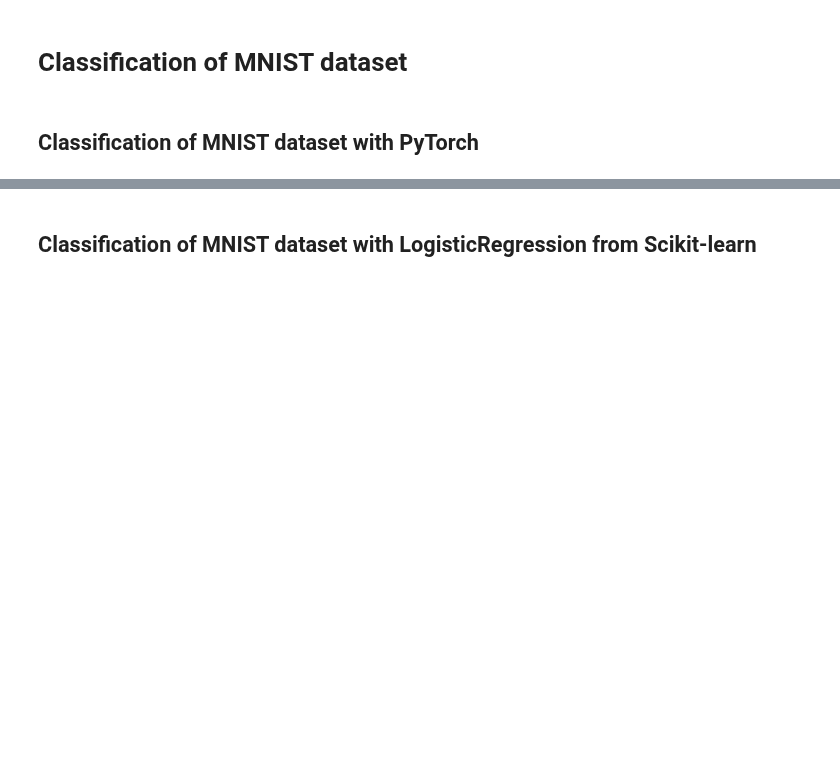
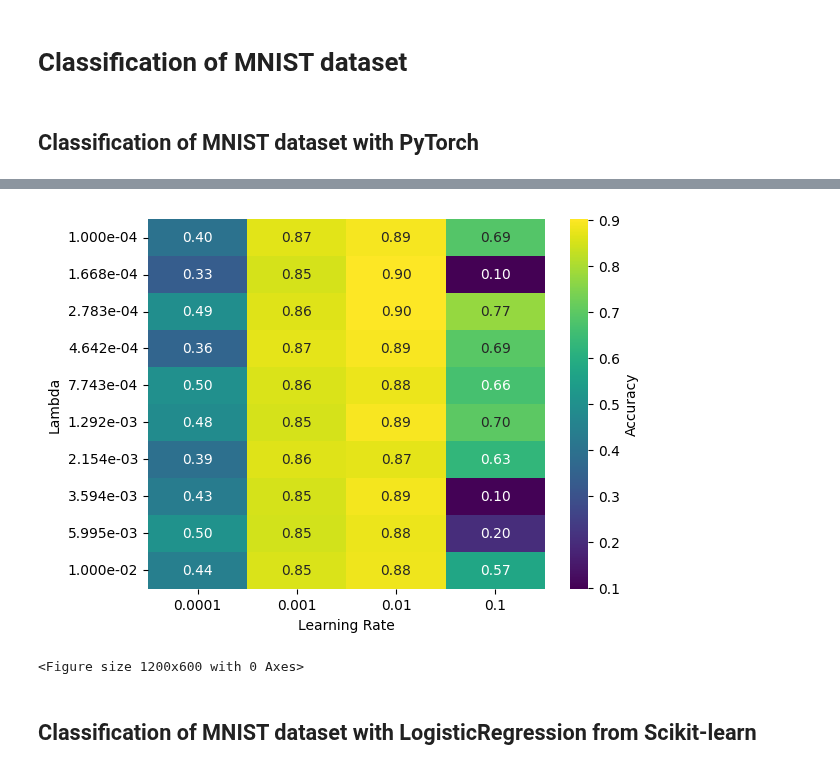
Before and after one commit to johtj/data_analysis_ml_projects, a Jupyter notebook: assignment2/Code/part_f.ipynb, the cells around one changed output, grey strips where cells are left out. Saved outputs shown, nothing was run; the diff lists cells and outputs as text; code cells hidden in the pictures; blank space fills up the shorter version.

```diff
--- a/assignment2/Code/part_f.ipynb
+++ b/assignment2/Code/part_f.ipynb
@@ -151,6 +151,7 @@ def pytorch_mnist(nn_model, hidden_layers, batch_size, torch_seed, X_train, y_tr
             elif optimizer_name == 'Adagrad':
                 optimizer = torch.optim.Adagrad(model.parameters(), lr=eta, weight_decay=lmbd)
 
+            epoch_accuracy_list = []
             for epoch in range(max_iterations):
                 accuracy_hist_train = 0
                 for x_batch, y_batch in train_dl:
@@ -164,6 +165,7 @@ def pytorch_mnist(nn_model, hidden_layers, batch_size, torch_seed, X_train, y_tr
                         ).float()
                     accuracy_hist_train += is_correct.sum()
                 accuracy_hist_train /= len(train_dl.dataset)
+                epoch_accuracy_list.append(accuracy_hist_train.item())
                 if verbose: print(f'Epoch {epoch} Accuracy {accuracy_hist_train:.4f}')
 
             y_predicted = model(X_test_tensor)
@@ -176,12 +178,13 @@ def pytorch_mnist(nn_model, hidden_layers, batch_size, torch_seed, X_train, y_tr
                 'Learning Rate': eta,
                 'Lambda': lmbd,
                 'Accuracy': is_correct,
+                'Epoch accuracy': epoch_accuracy_list,
                 'y_predict': y_predicted
             })
     return pd.DataFrame(results)
 # %%
 # Run PyTorch on MNIST with diffent optimizers and hyperparameteres
-sgd_mnist = pytorch_mnist(create_model, HIDDEN_LAYERS ,BATCH_SIZE, TORCH_SEED, X_train, y_train, X_test, y_test, 'SGD', ITERATIONS, 'l2', ETA_VALUES, LAMBDA_VALUES, MOMENTUM, verbose=True)
+#sgd_mnist = pytorch_mnist(create_model, HIDDEN_LAYERS ,BATCH_SIZE, TORCH_SEED, X_train, y_train, X_test, y_test, 'SGD', ITERATIONS, 'l2', ETA_VALUES, LAMBDA_VALUES, MOMENTUM, verbose=True)
 #adagrad_mnist = pytorch_mnist(create_model, HIDDEN_LAYERS ,BATCH_SIZE, TORCH_SEED, X_train, y_train, X_test, y_test, 'Adagrad', ITERATIONS, 'l2', ETA_VALUES, LAMBDA_VALUES, MOMENTUM, verbose=True)
 #rmsprop_mnist = pytorch_mnist(create_model, HIDDEN_LAYERS ,BATCH_SIZE, TORCH_SEED, X_train, y_train, X_test, y_test, 'RMSProp', ITERATIONS, 'l2', ETA_VALUES, LAMBDA_VALUES, MOMENTUM, verbose=True)
-#adam_mnist = pytorch_mnist(create_model, HIDDEN_LAYERS ,BATCH_SIZE, TORCH_SEED, X_train, y_train, X_test, y_test, 'ADAM', ITERATIONS, 'l2', ETA_VALUES, LAMBDA_VALUES, MOMENTUM, verbose=True)
+adam_mnist = pytorch_mnist(create_model, HIDDEN_LAYERS ,BATCH_SIZE, TORCH_SEED, X_train, y_train, X_test, y_test, 'ADAM', ITERATIONS, 'l2', ETA_VALUES, LAMBDA_VALUES, MOMENTUM, verbose=True)
@@ -188,11 +209,14 @@ sgd_mnist = pytorch_mnist(create_model, HIDDEN_LAYERS ,BATCH_SIZE, TORCH_SEED, X
 # %%
 # Plotting heatmaps
 from plotting import plot_heatmap
 
-plot_heatmap(sgd_mnist, 'Accuracy')
+#plot_heatmap(sgd_mnist, 'Accuracy')
 #plot_heatmap(adagrad_mnist, 'Accuracy')
 #plot_heatmap(rmsprop_mnist, 'Accuracy')
-#plot_heatmap(adam_mnist, 'Accuracy')
+plot_heatmap(adam_mnist, 'Accuracy')
+# %% [output]
+[figure, added]
+<Figure size 1200x600 with 0 Axes>
 # %% [markdown]
 ## Classification of MNIST dataset with LogisticRegression from Scikit-learn
 # %%
```
Also changed, not shown: parts of 2 cells of this notebook.
